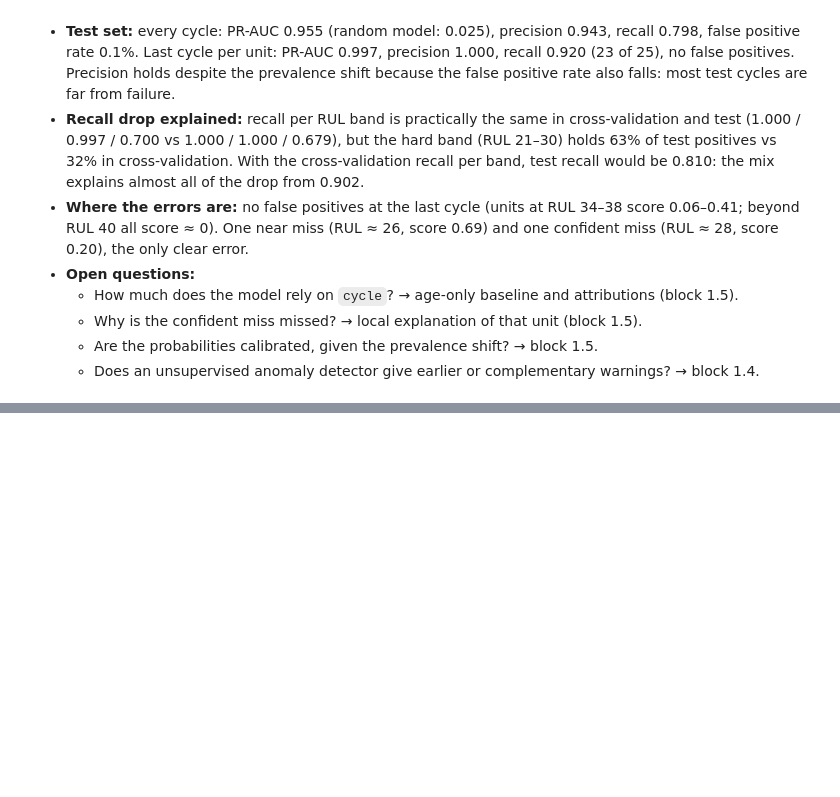
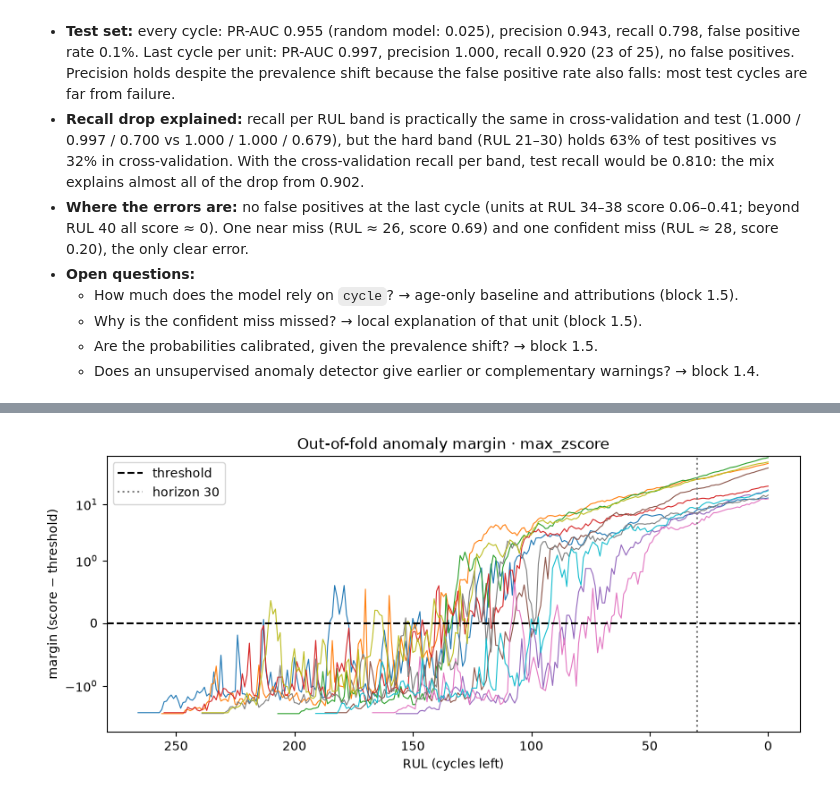
Before and after one commit to maria2332/industrial-ai-copilot, a Jupyter notebook: notebooks/02_predictive_maintenance.ipynb, the cells around one changed output, grey strips where cells are left out. Saved outputs shown, nothing was run; the diff lists cells and outputs as text; code cells hidden in the pictures; blank space fills up the shorter version.

```diff
--- a/notebooks/02_predictive_maintenance.ipynb
+++ b/notebooks/02_predictive_maintenance.ipynb
@@ -441,0 +564,18 @@ pd.concat(
+# %%
+fig, ax = plt.subplots(figsize=(10, 4))
+for unit in train["unit"].drop_duplicates().sample(10, random_state=42):
+    in_unit = (train["unit"] == unit).to_numpy()
+    ax.plot(train["rul"].to_numpy()[in_unit], margins[selected_detector][in_unit], linewidth=0.8)
+ax.axhline(0, color="black", linestyle="--", label="threshold")
+ax.axvline(HORIZON, color="grey", linestyle=":", label=f"horizon {HORIZON}")
+ax.set_yscale("symlog", linthresh=1)
+ax.invert_xaxis()
+ax.set(
+    xlabel="RUL (cycles left)",
+    ylabel="margin (score − threshold)",
+    title=f"Out-of-fold anomaly margin · {selected_detector}",
+)
+ax.legend()
+plt.show()
+# %% [output]
+[figure, added]
```
Also changed, not shown: parts of 16 cells of this notebook.
